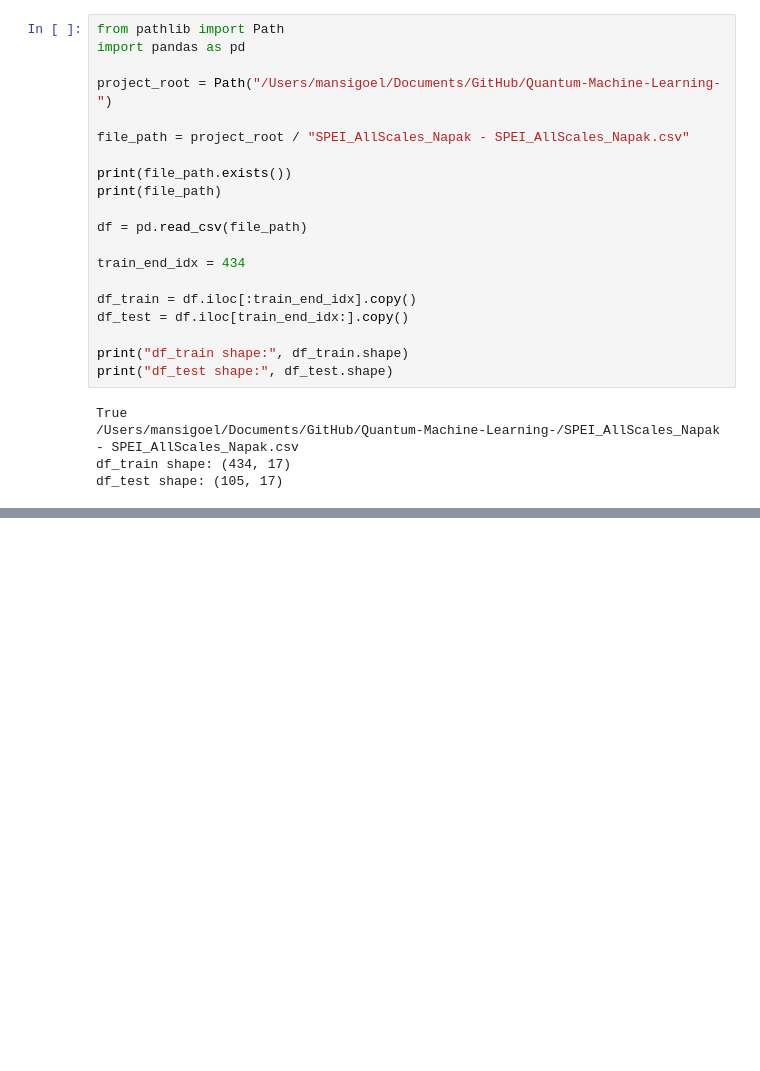
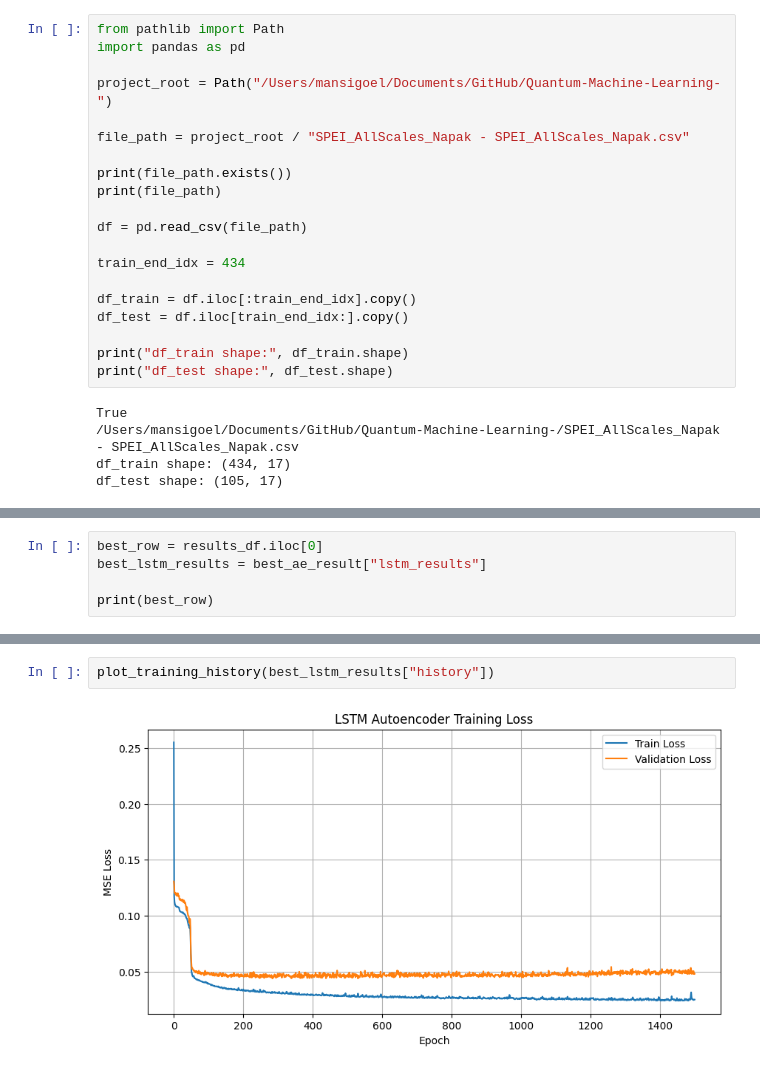
Before and after one commit to tripathydevjyoti/Quantum-Machine-Learning-, a Jupyter notebook: data-re upload/experiments/tune_lstm_ae.ipynb, the cells around one changed output, grey strips where cells are left out. Saved outputs shown, nothing was run; the diff lists cells and outputs as text; blank space fills up the shorter version.

```diff
--- a/data-re upload/experiments/tune_lstm_ae.ipynb
+++ b/data-re upload/experiments/tune_lstm_ae.ipynb
@@ -239,0 +268,5 @@ Save path: lstm_ae_tuning_latent6_window20/run_003_lr_0.01_bs_64_latent_6_win_20
+# %%
+best_row = results_df.iloc[0]
+best_lstm_results = best_ae_result["lstm_results"]
+
+print(best_row)
@@ -239,0 +294,4 @@ Save path: lstm_ae_tuning_latent6_window20/run_003_lr_0.01_bs_64_latent_6_win_20
+# %%
+plot_training_history(best_lstm_results["history"])
+# %% [output]
+[figure, added]
```
Also changed, not shown: parts of 5 cells of this notebook, 16 other files.
